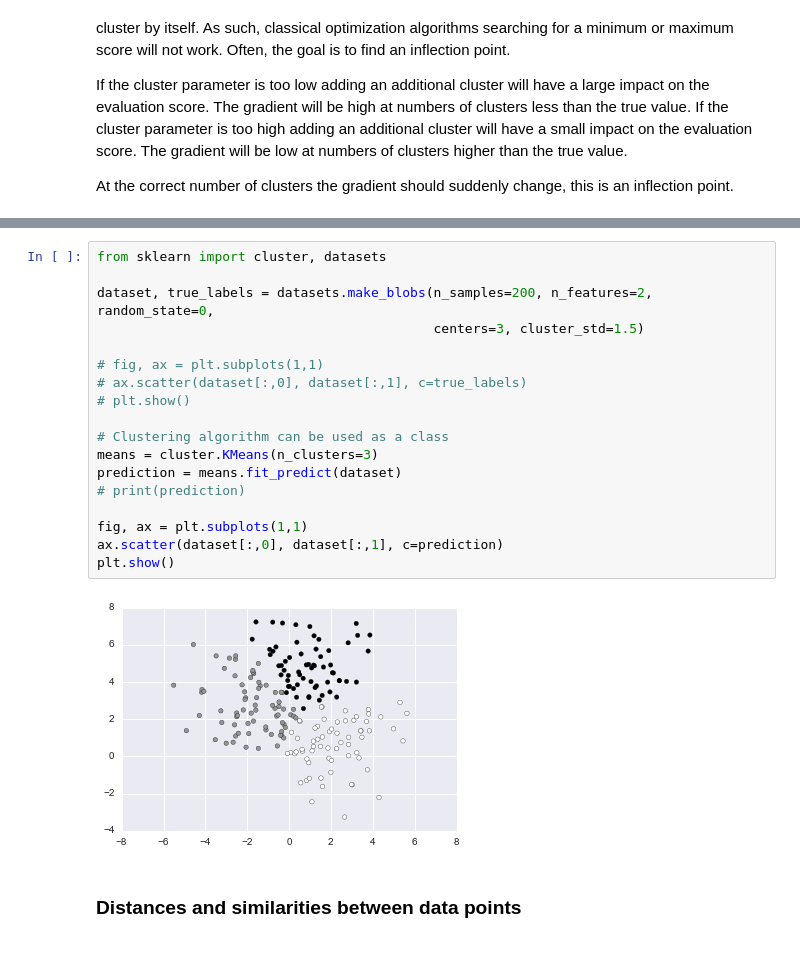
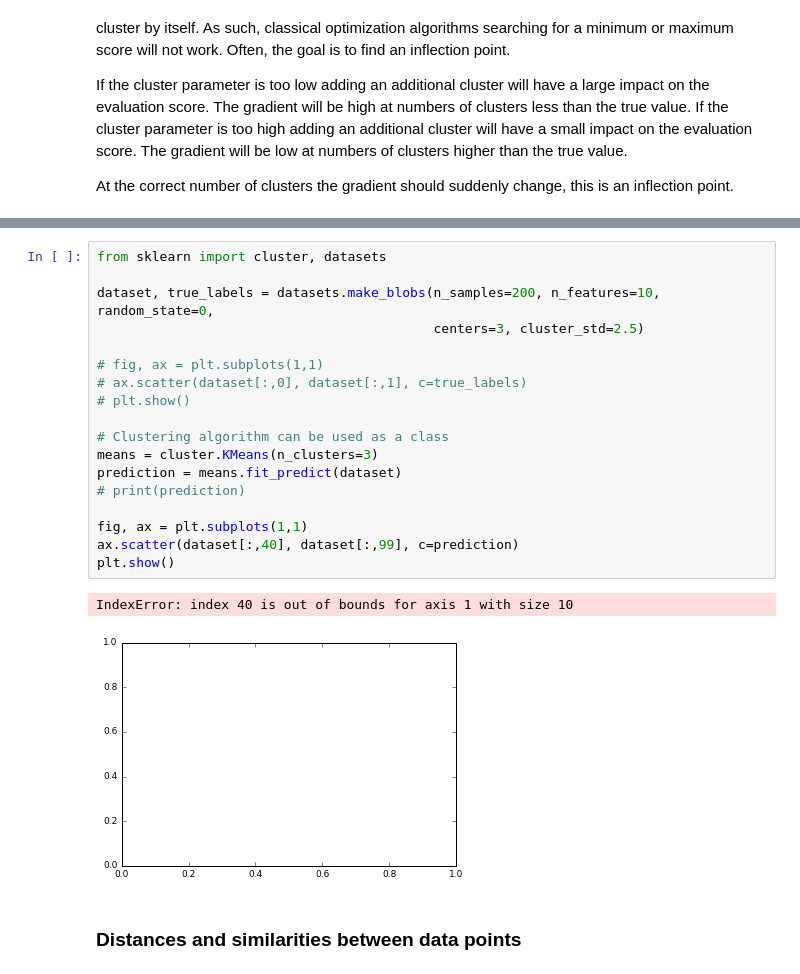
Before and after one commit to biof509/biof509-fall2017, a Jupyter notebook: week5-notebooks/Wk05-classification-and-clustering.ipynb, the cells around one changed output, grey strips where cells are left out. Drawn from its saved outputs; the diff is of its cells as text.

```diff
--- a/week5-notebooks/Wk05-classification-and-clustering.ipynb
+++ b/week5-notebooks/Wk05-classification-and-clustering.ipynb
@@ -470,23 +487,24 @@ The following algorithms are provided by [scikit-learn](http://scikit-learn.org/
 # %%
 from sklearn import cluster, datasets
 
-dataset, true_labels = datasets.make_blobs(n_samples=200, n_features=2, random_state=0,
-                                           centers=3, cluster_std=1.5)
+dataset, true_labels = datasets.make_blobs(n_samples=200, n_features=10, random_state=0,
+                                           centers=3, cluster_std=2.5)
 
 # fig, ax = plt.subplots(1,1)
 # ax.scatter(dataset[:,0], dataset[:,1], c=true_labels)
 # plt.show()
 
 # Clustering algorithm can be used as a class
 means = cluster.KMeans(n_clusters=3)
 prediction = means.fit_predict(dataset)
 # print(prediction)
 
 fig, ax = plt.subplots(1,1)
-ax.scatter(dataset[:,0], dataset[:,1], c=prediction)
+ax.scatter(dataset[:,40], dataset[:,99], c=prediction)
 plt.show()
 # %% [output]
+IndexError: index 40 is out of bounds for axis 1 with size 10
-[figure, old version]
+[figure, new version]
 # %% [markdown]
 ### Distances and similarities between data points
 # %%
```
Also changed, not shown: parts of 10 cells of this notebook, 14 other files.
